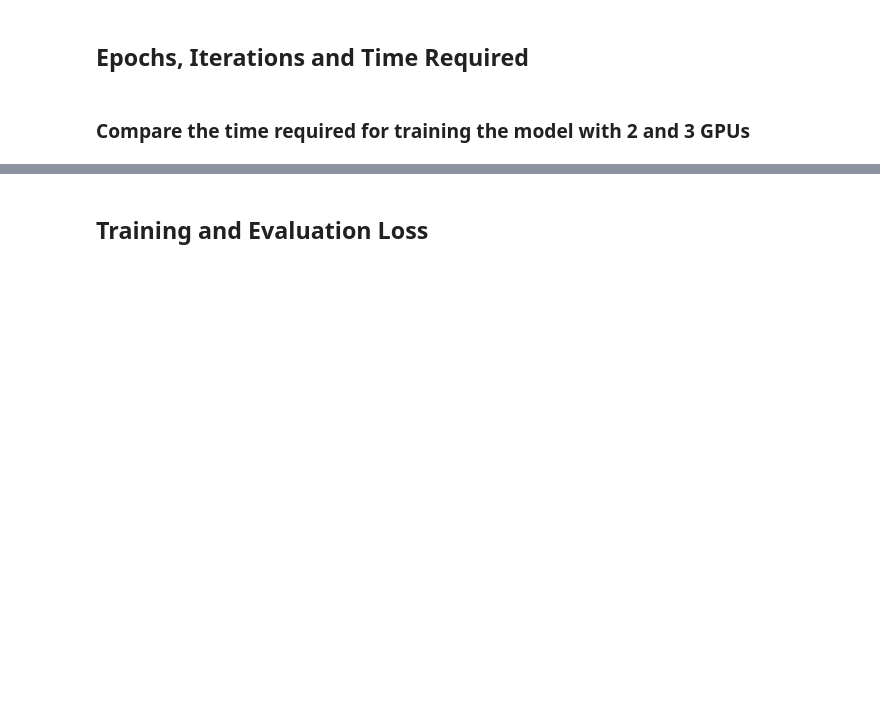
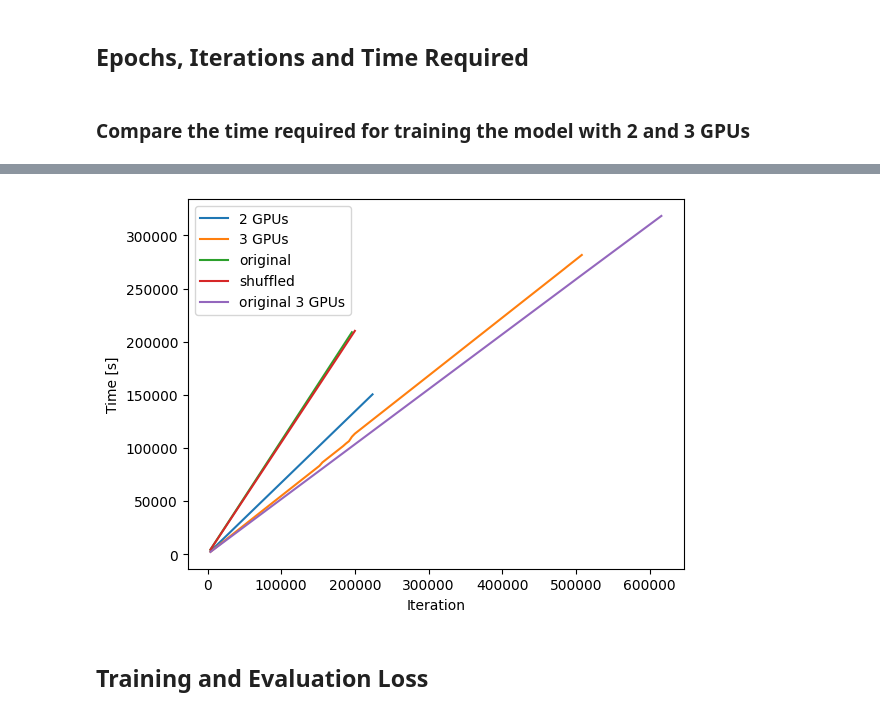
Before and after one commit to Ironmomo/SpeakerVerificationBA, a Jupyter notebook: pretraining/utilities/sandbox.ipynb, the cells around one changed output, grey strips where cells are left out. Cells and saved outputs as stored; diff of their text form; code cells hidden in the pictures; blank space fills up the shorter version.

```diff
--- a/pretraining/utilities/sandbox.ipynb
+++ b/pretraining/utilities/sandbox.ipynb
@@ -127,3 +127,16 @@ Total time for original 3 PGUs: 114.90 hours
+# %%
+# plot iter vs time all in one plot
+plt.plot(iteration2, time2, label='2 GPUs')
+plt.plot(iteration3, time3, label='3 GPUs')
+plt.plot(iteration_original, time_original, label='original')
+plt.plot(iteration_shuffled, time_shuffled, label='shuffled')
+plt.plot(iter_original, time_orig, label='original 3 GPUs')
+plt.xlabel('Iteration')
+plt.ylabel('Time [s]')
+plt.legend()
+plt.show()
+# %% [output]
+[figure, added]
 # %% [markdown]
 ## Training and Evaluation Loss
 # %%
```
Also changed, not shown: parts of 7 cells of this notebook, 5 other files.
